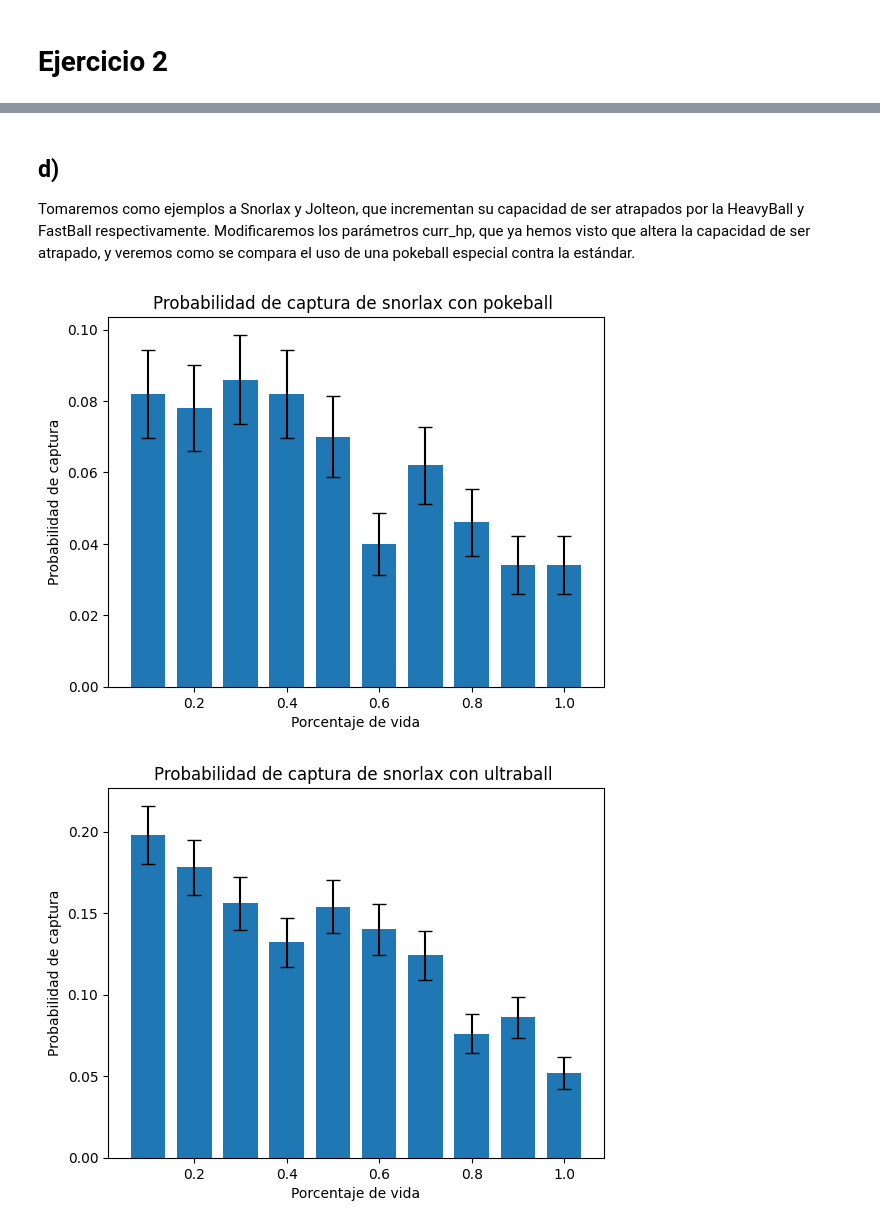
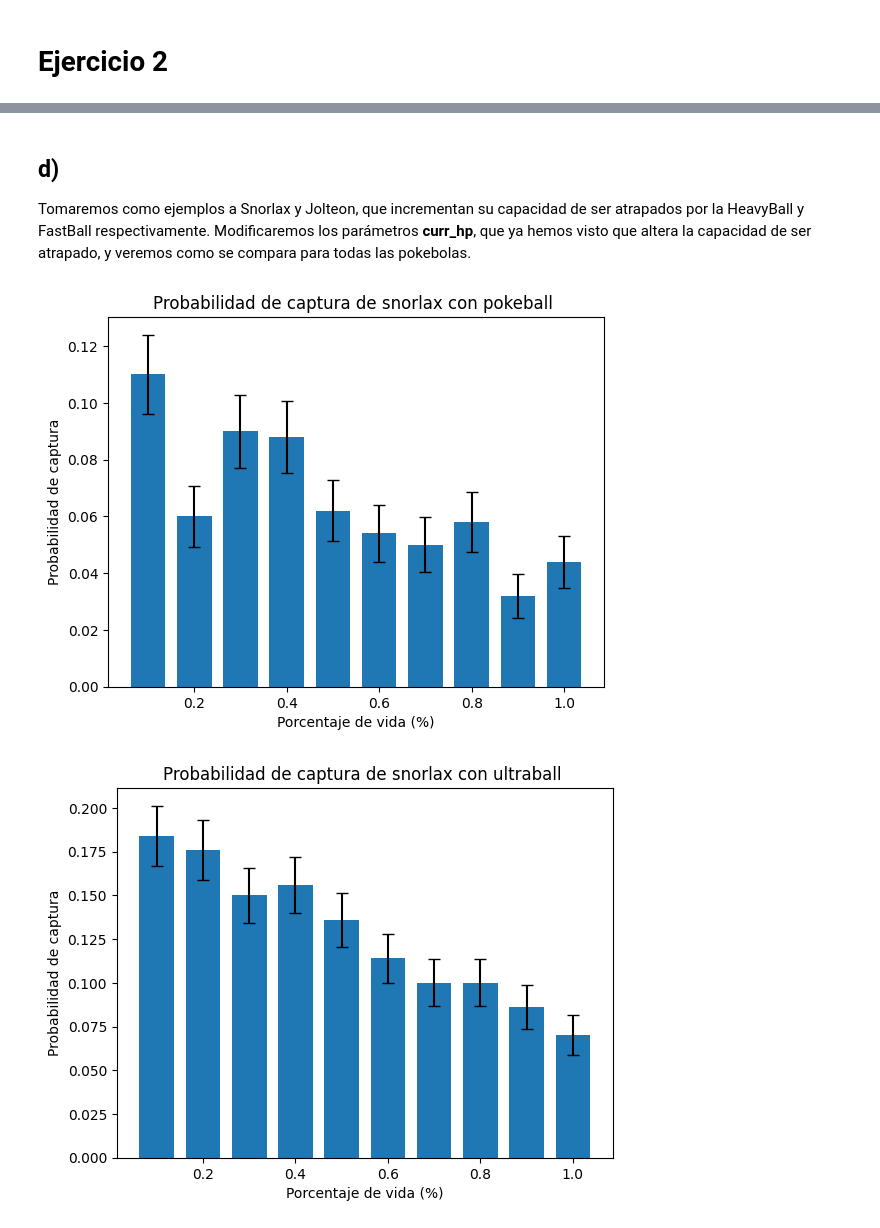
Before and after one commit to lukyferreiro/TPs-SIA, a Jupyter notebook: TP0/Ejercicio2.ipynb, the cells around one changed output, grey strips where cells are left out. Saved outputs shown, nothing was run; the diff lists cells and outputs as text; code cells hidden in the pictures.

```diff
--- a/TP0/Ejercicio2.ipynb
+++ b/TP0/Ejercicio2.ipynb
@@ -15,23 +15,26 @@ Se utilizaran MewTwo y Caterpie, pues son los valores extremos en cuanto a posib
 # %%
 from src.catching import attempt_catch
 from src.pokemon import PokemonFactory, StatusEffect
+from src.images import get_image, offset_image
 import numpy as np
 import matplotlib.pyplot as plt
 import pandas as pd
 import json
 
 factory = PokemonFactory("pokemon.json")
-healths = np.arange(0.1,1.1,0.1)
-poke_names = ['mewtwo', 'onix', 'caterpie']
+healths = np.arange(0.1, 1.1, 0.1)
+LEVEL = 100
+POKEMONS_NAMES = ['mewtwo', 'onix', 'caterpie']
+STD_POKEBALL = 'pokeball'
 
-for poke_name in poke_names:
+for poke_name in POKEMONS_NAMES:
     capture_rates = []
     std_errors = []
     for health in healths:
         capture_attempts = []
-        current_poke = factory.create(poke_name, 100, StatusEffect.NONE, health)
+        current_poke = factory.create(poke_name, LEVEL, StatusEffect.NONE, health)
         for i in range(500):
-            capture_attempts.append(attempt_catch(current_poke, "pokeball")[0])
+            capture_attempts.append(attempt_catch(current_poke, STD_POKEBALL)[0])
 
         capture_rate = sum(capture_attempts) / len(capture_attempts)
         capture_rates.append(capture_rate)
@@ -42,9 +45,9 @@ for poke_name in poke_names:
     data = pd.DataFrame({'health': healths, 'capture_rate': capture_rates})
 
     #Creamos el grafico de barras con las respectivas barras de errores
-    plt.bar(data['health'], data['capture_rate'], yerr=std_errors, capsize=5, width=0.075)
+    plt.bar(data['health'], data['capture_rate'], yerr=std_errors, capsize=4, width=0.075)
     plt.title(f'Probabilidad de captura de {poke_name} según su porcentaje de vida')
-    plt.xlabel('Porcentaje de vida')
+    plt.xlabel('Porcentaje de vida (%)')
     plt.ylabel('Probabilidad de captura')
     plt.show()
 # %% [output]
@@ -73,14 +79,16 @@ Ahora veremos como el nivel y la base_hp (y por lo tanto la max_hp) afecta el po
 # %%
-levels = np.arange(0,101,10)
-poke_names = ['jolteon', 'onix']
-for poke_name in poke_names:
+levels = np.arange(0, 101, 10)
+POKEMONS_NAMES = ['jolteon', 'onix']
+HP = 1
+
+for poke_name in POKEMONS_NAMES:
     capture_rates = []
     std_errors = []
     for level in levels:
         capture_attempts = []
-        current_poke = factory.create(poke_name, level, StatusEffect.NONE, 1)
+        current_poke = factory.create(poke_name, level, StatusEffect.NONE, HP)
         for i in range(500):
-            capture_attempts.append(attempt_catch(current_poke, "pokeball")[0])
+            capture_attempts.append(attempt_catch(current_poke, STD_POKEBALL)[0])
 
         capture_rate = sum(capture_attempts) / len(capture_attempts)
         capture_rates.append(capture_rate)
@@ -92,7 +100,7 @@ for poke_name in poke_names:
 
     #Creamos el grafico de barras con las respectivas barras de errores
     plt.figure(figsize=(10, 5))
-    plt.bar(data['level'], data['capture_rate'], yerr=std_errors, capsize=5, width=5)
+    plt.bar(data['level'], data['capture_rate'], yerr=std_errors, capsize=4, width=5)
     plt.title(f'Probabilidad de captura de {poke_name} según su vida base y nivel')
     plt.xlabel('Nivel')
     plt.ylabel('Probabilidad de captura')
@@ -137,34 +149,35 @@ Por último, falta probar como es que los distintos status posibles afectan el p
 # %% [markdown]
 ## d)
 Tomaremos como ejemplos a Snorlax y Jolteon, que incrementan su capacidad de ser atrapados por la HeavyBall y FastBall respectivamente.
-Modificaremos los parámetros curr_hp, que ya hemos visto que altera la capacidad de ser atrapado, y veremos como se compara el uso de una pokeball especial contra la estándar.
+Modificaremos los parámetros **curr_hp**, que ya hemos visto que altera la capacidad de ser atrapado, y veremos como se compara para todas las pokebolas.
 # %%
 healths = np.arange(0.1,1.1,0.1)
-pokeballs = ["pokeball", "ultraball", "fastball", "heavyball"]
+POKEBALLS = ["pokeball", "ultraball", "fastball", "heavyball"]
+SNORLAX = 'snorlax'
 
-for pokeball in pokeballs:
+for pokeball in POKEBALLS:
     capture_rates = []
     std_errors = []
     for health in healths:
         capture_attempts = []
-        current_poke = factory.create("snorlax", 100, StatusEffect.NONE, health)
+        current_poke = factory.create(SNORLAX, LEVEL, StatusEffect.NONE, health)
         for i in range(500):
             capture_attempts.append(attempt_catch(current_poke, pokeball)[0])
 
         capture_rate = sum(capture_attempts) / len(capture_attempts)
         capture_rates.append(capture_rate)
         std_error = np.std(capture_attempts) / np.sqrt(len(capture_attempts))
         std_errors.append(std_error)
 
     #Creamos el data frame donde almacenamos todos los datos que se van a graficar
     data = pd.DataFrame({'health': healths, 'capture_rate': capture_rates})
 
     #Creamos el grafico de barras con las respectivas barras de errores
-    plt.bar(data['health'], data['capture_rate'], yerr=std_errors, capsize=5, width=0.075)
-    plt.title(f'Probabilidad de captura de snorlax con {pokeball} ')
-    plt.xlabel('Porcentaje de vida')
+    plt.bar(data['health'], data['capture_rate'], yerr=std_errors, capsize=4, width=0.075)
+    plt.title(f'Probabilidad de captura de {SNORLAX} con {pokeball} ')
+    plt.xlabel('Porcentaje de vida (%)')
     plt.ylabel('Probabilidad de captura')
     plt.show()
 # %% [output]
-[figure, old version]
+[figure, new version]
-[figure, old version]
+[figure, new version]
```
Also changed, not shown: parts of 11 cells of this notebook, 3 other files.
